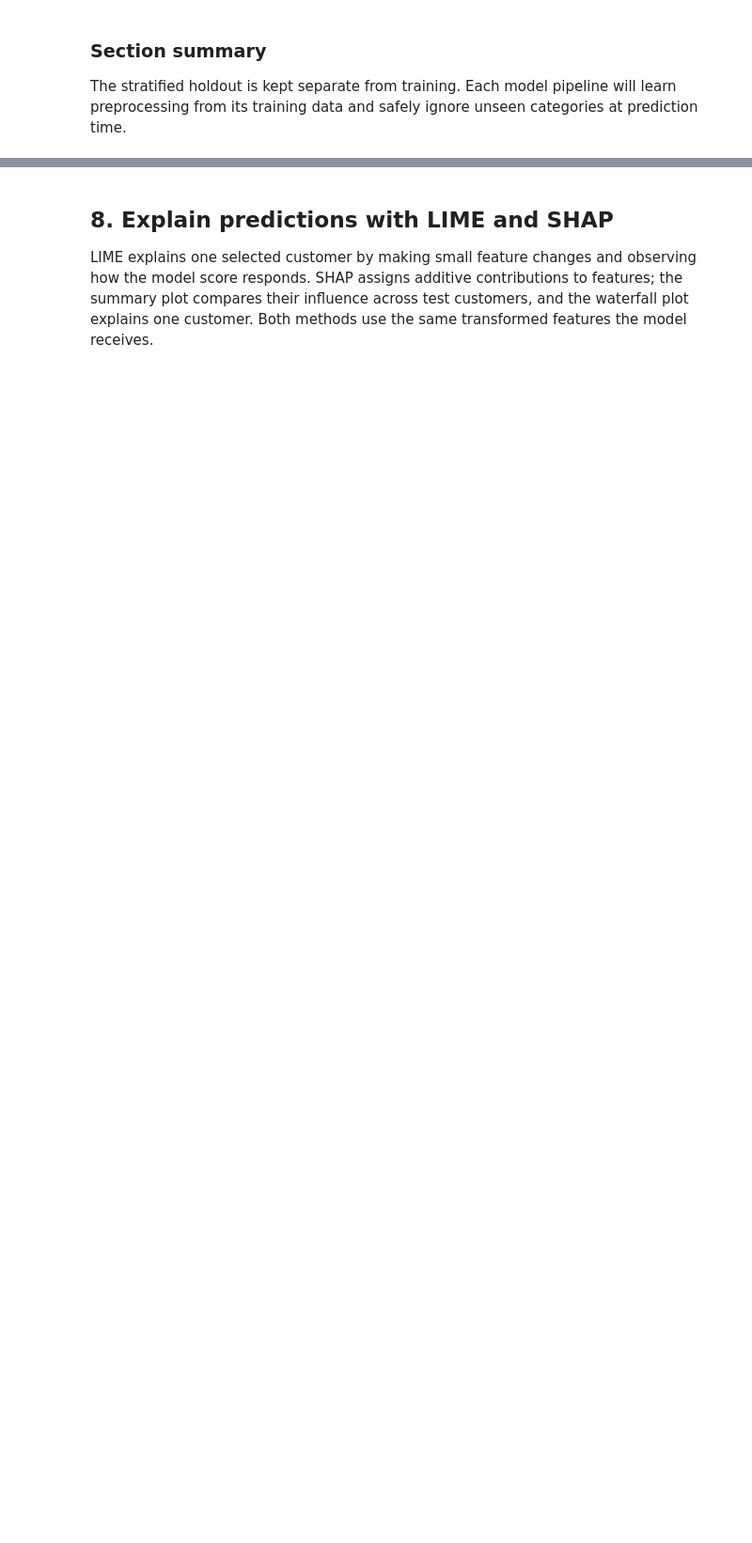
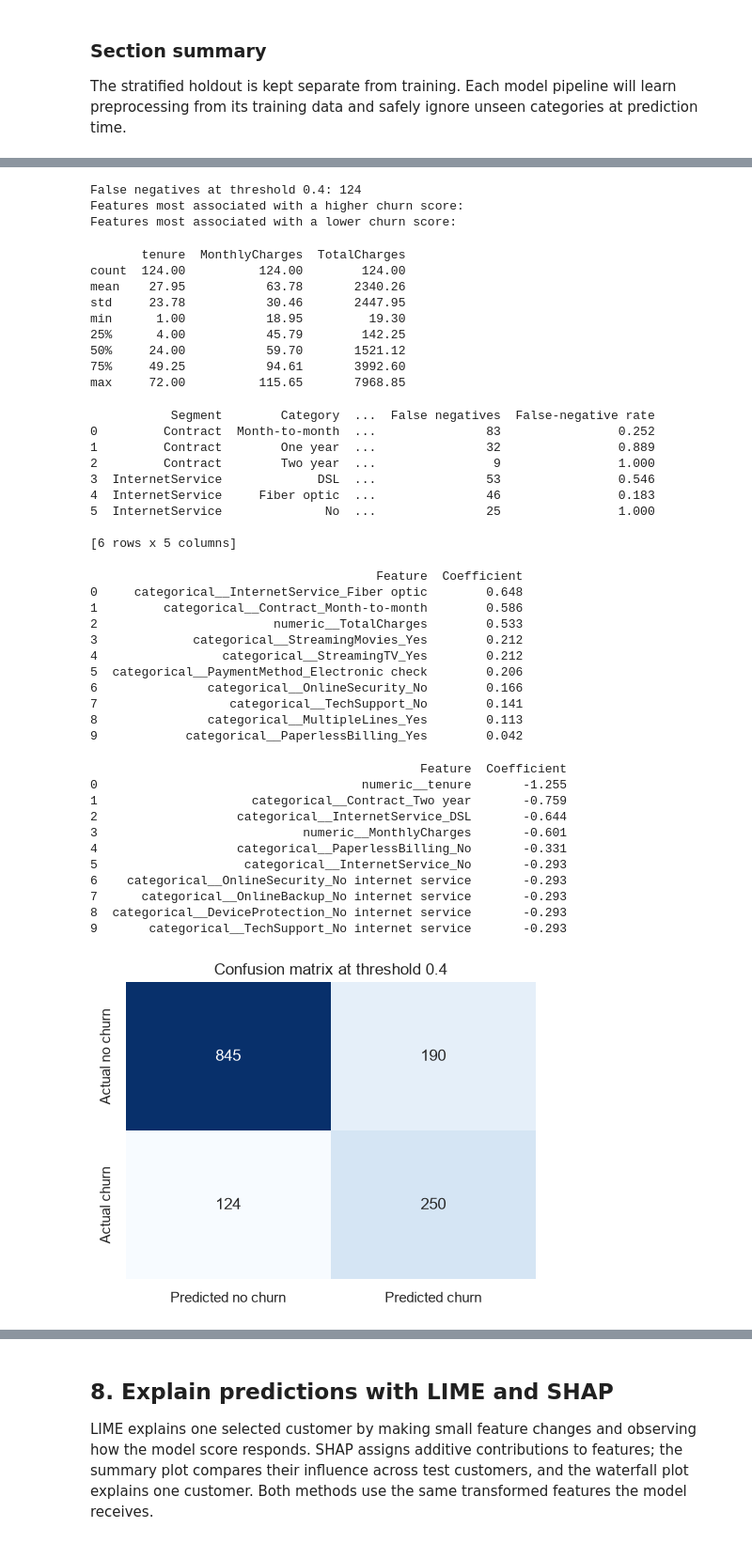
Before and after one commit to Yaswanthcodez/Telecom-customer-churn-risk-analysis, a Jupyter notebook: Customer_Churn_01.ipynb, the cells around one changed output, grey strips where cells are left out. Shown at 94% size. Saved outputs shown, nothing was run; the diff lists cells and outputs as text; code cells hidden in the pictures; blank space fills up the shorter version.

```diff
--- a/Customer_Churn_01.ipynb
+++ b/Customer_Churn_01.ipynb
@@ -191,21 +405,81 @@ Inspect the confusion matrix, false negatives, and logistic-regression coefficie
 # %%
 matrix = confusion_matrix(y_test, y_pred)
 fig, ax = plt.subplots(figsize=(5, 4))
 sns.heatmap(matrix, annot=True, fmt="d", cmap="Blues", cbar=False,
             xticklabels=["Predicted no churn", "Predicted churn"],
             yticklabels=["Actual no churn", "Actual churn"], ax=ax)
 ax.set_title(f"Confusion matrix at threshold {CHURN_THRESHOLD:.1f}")
 plt.tight_layout()
 plt.show()
 
-feature_names = pipe.named_steps["preprocessor"].get_feature_names_out()
-coefficients = pipe.named_steps["model"].coef_[0]
-coefficient_table = pd.DataFrame({"Feature": feature_names, "Coefficient": coefficients})
-print("Features most associated with a higher churn score:")
-display(coefficient_table.nlargest(10, "Coefficient").reset_index(drop=True).round(3))
-print("Features most associated with a lower churn score:")
-display(coefficient_table.nsmallest(10, "Coefficient").reset_index(drop=True).round(3))
-
 false_negatives = X_test.loc[(y_test == 1) & (y_pred == 0)]
 print(f"False negatives at threshold {CHURN_THRESHOLD:.1f}: {len(false_negatives)}")
 display(false_negatives[["tenure", "MonthlyCharges", "TotalCharges"]].describe().round(2))
+
+# Report the share of actual churners missed within each existing categorical segment.
+segment_rows = []
+for segment in ["Contract", "InternetService"]:
+    for value, index in X_test.groupby(segment, dropna=False).groups.items():
+        churner_index = [i for i in index if y_test.loc[i] == 1]
+        if churner_index:
+            missed = sum(y_pred[np.flatnonzero(y_test.index.isin(churner_index))] == 0)
+            segment_rows.append({"Segment": segment, "Category": value, "Actual churners": len(churner_index),
+                                 "False negatives": missed, "False-negative rate": missed / len(churner_index)})
+segment_errors = pd.DataFrame(segment_rows)
+display(segment_errors.round(3))
+
+if selected_name == "Logistic regression":
+    feature_names = pipe.named_steps["preprocessor"].get_feature_names_out()
+    coefficients = pipe.named_steps["model"].coef_[0]
+    coefficient_table = pd.DataFrame({"Feature": feature_names, "Coefficient": coefficients})
+    print("Features most associated with a higher churn score:")
+    display(coefficient_table.nlargest(10, "Coefficient").reset_index(drop=True).round(3))
+    print("Features most associated with a lower churn score:")
+    display(coefficient_table.nsmallest(10, "Coefficient").reset_index(drop=True).round(3))
+else:
+    print(f"Coefficient display is specific to logistic regression; selected model: {selected_name}.")
+# %% [output]
+False negatives at threshold 0.4: 124
+Features most associated with a higher churn score:
+Features most associated with a lower churn score:
+       tenure  MonthlyCharges  TotalCharges
+count  124.00          124.00        124.00
+mean    27.95           63.78       2340.26
+std     23.78           30.46       2447.95
+min      1.00           18.95         19.30
+25%      4.00           45.79        142.25
+50%     24.00           59.70       1521.12
+75%     49.25           94.61       3992.60
+max     72.00          115.65       7968.85
+           Segment        Category  ...  False negatives  False-negative rate
+0         Contract  Month-to-month  ...               83                0.252
+1         Contract        One year  ...               32                0.889
+2         Contract        Two year  ...                9                1.000
+3  InternetService             DSL  ...               53                0.546
+4  InternetService     Fiber optic  ...               46                0.183
+5  InternetService              No  ...               25                1.000
+
+[6 rows x 5 columns]
+                                       Feature  Coefficient
+0     categorical__InternetService_Fiber optic        0.648
+1         categorical__Contract_Month-to-month        0.586
+2                        numeric__TotalCharges        0.533
+3             categorical__StreamingMovies_Yes        0.212
+4                 categorical__StreamingTV_Yes        0.212
+5  categorical__PaymentMethod_Electronic check        0.206
+6               categorical__OnlineSecurity_No        0.166
+7                  categorical__TechSupport_No        0.141
+8               categorical__MultipleLines_Yes        0.113
+9            categorical__PaperlessBilling_Yes        0.042
+                                             Feature  Coefficient
+0                                    numeric__tenure       -1.255
+1                     categorical__Contract_Two year       -0.759
+2                   categorical__InternetService_DSL       -0.644
+3                            numeric__MonthlyCharges       -0.601
+4                   categorical__PaperlessBilling_No       -0.331
+5                    categorical__InternetService_No       -0.293
+6    categorical__OnlineSecurity_No internet service       -0.293
+7      categorical__OnlineBackup_No internet service       -0.293
+8  categorical__DeviceProtection_No internet service       -0.293
+9       categorical__TechSupport_No internet service       -0.293
+[figure, added]
```
Also changed, not shown: parts of 33 cells of this notebook.
